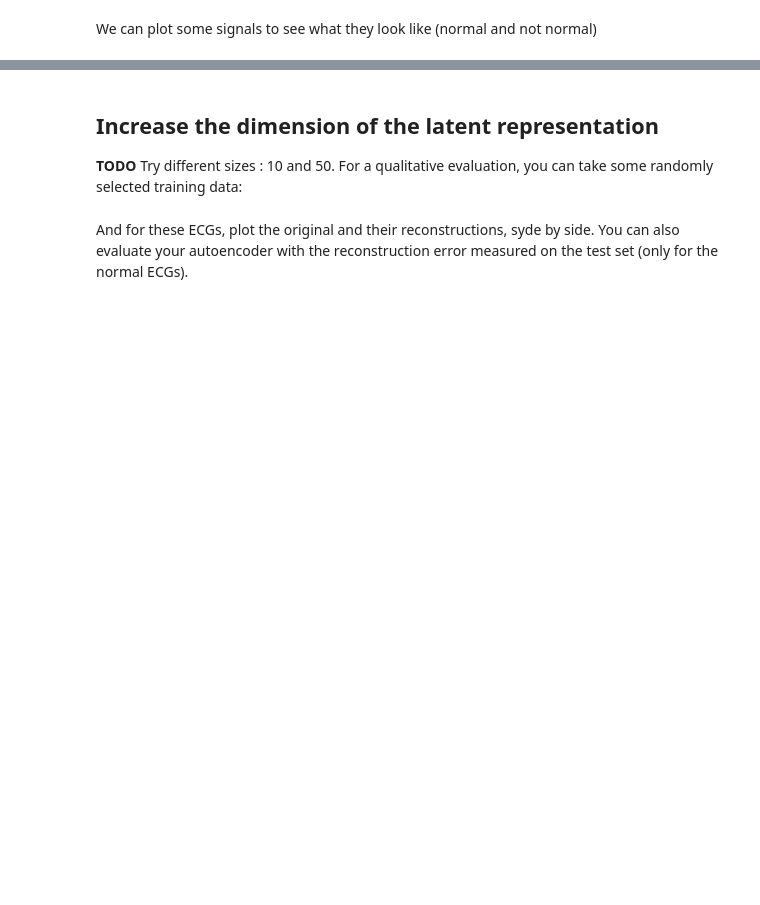
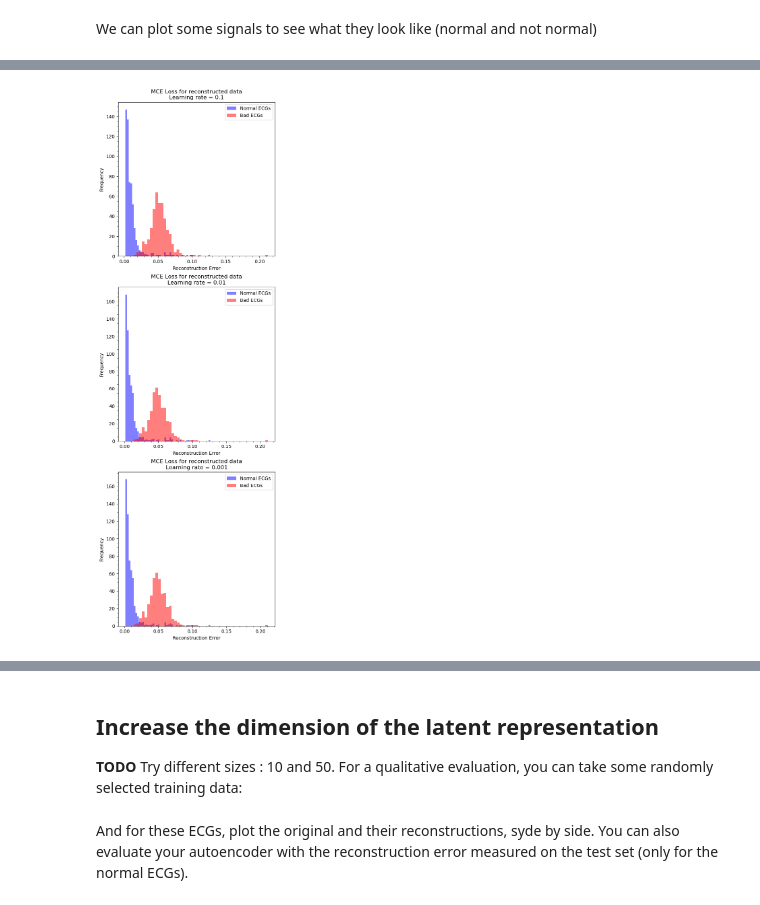
Before and after one commit to caalec/Deep-Learning, a Jupyter notebook: DL2A-Anomaly-detection-ECG.ipynb, the cells around one changed output, grey strips where cells are left out. Cells and saved outputs as stored; diff of their text form; code cells hidden in the pictures; blank space fills up the shorter version.

```diff
--- a/DL2A-Anomaly-detection-ECG.ipynb
+++ b/DL2A-Anomaly-detection-ECG.ipynb
@@ -264,0 +233,12 @@ Validation accuracy :  tensor(58.4000)
+# %%
+model = SimpleAE(input_size=x_train.shape[1], h=10)
+plt.rcParams.update({"figure.figsize": (6, 4)})
+lr = [0.1, 0.01, 0.001]
+fig, ax = plt.subplots(3, 1)
+plt.subplots_adjust(top=4)
+for i in range(3):
+    optimizer = th.optim.Adam(model.parameters(), lr=lr[i])
+    train(model, epochs=10)
+    test_histogram(model, lr[i], ax[i])
+# %% [output]
+[figure, added]
```
Also changed, not shown: parts of 25 cells of this notebook.
